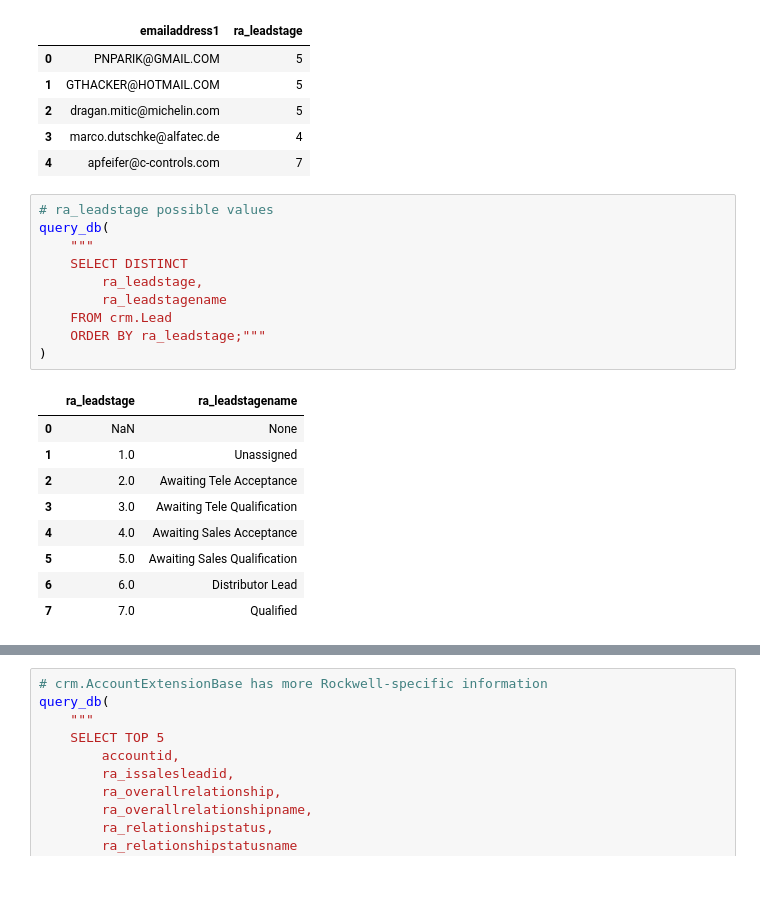
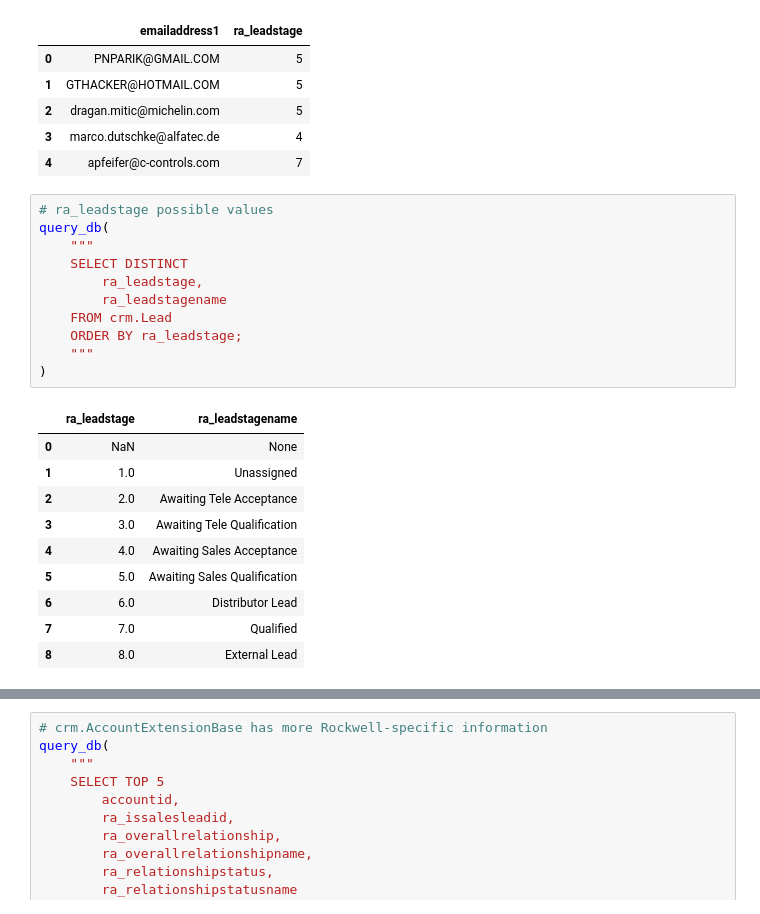
Before and after one commit to wyang-pisrc/ra-mdp, a Jupyter notebook: db/analytics-db.ipynb, the cells around one changed output, grey strips where cells are left out. Cells and saved outputs as stored; diff of their text form; blank space fills up the shorter version.

```diff
--- a/db/analytics-db.ipynb
+++ b/db/analytics-db.ipynb
@@ -219,20 +283,22 @@ query_db(
 # %%
 # ra_leadstage possible values
 query_db(
     """
     SELECT DISTINCT
         ra_leadstage,
         ra_leadstagename
     FROM crm.Lead
-    ORDER BY ra_leadstage;"""
+    ORDER BY ra_leadstage;
+    """
 )
 # %% [output]
 |  | ra_leadstage | ra_leadstagename |
 | 0 | NaN | None |
 | 1 | 1.0 | Unassigned |
 | 2 | 2.0 | Awaiting Tele Acceptance |
 | 3 | 3.0 | Awaiting Tele Qualification |
 | 4 | 4.0 | Awaiting Sales Acceptance |
 | 5 | 5.0 | Awaiting Sales Qualification |
 | 6 | 6.0 | Distributor Lead |
 | 7 | 7.0 | Qualified |
+| 8 | 8.0 | External Lead |
```
Also changed, not shown: parts of 14 cells of this notebook.
